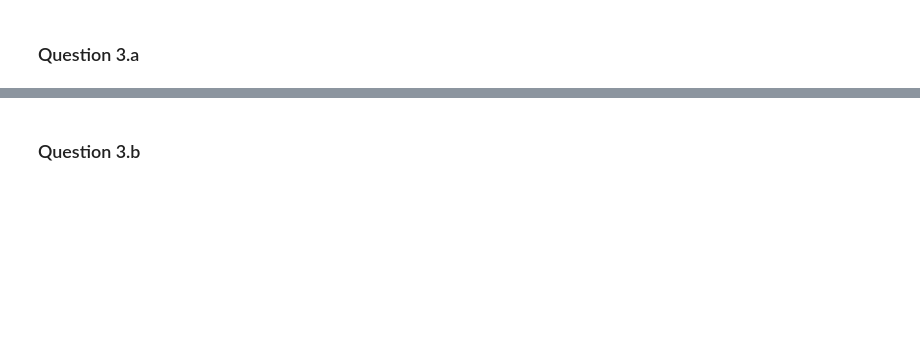
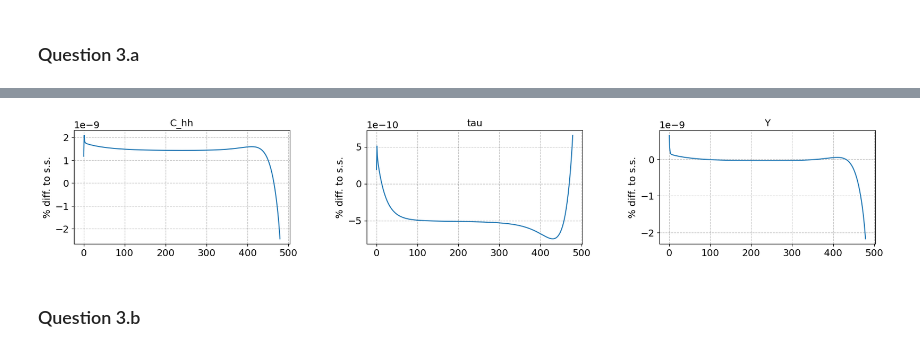
Before and after one commit to tbk642/Macro_exam, a Jupyter notebook: HANK-SAM.ipynb, the cells around one changed output, grey strips where cells are left out. Saved outputs shown, nothing was run; the diff lists cells and outputs as text; code cells hidden in the pictures; blank space fills up the shorter version.

```diff
--- a/HANK-SAM.ipynb
+++ b/HANK-SAM.ipynb
@@ -467,3 +320,7 @@ fiscal_multiplier = 0.503
+# %%
+model_test144.show_IRFs(varnames=['C_hh', 'tau', 'Y'],do_shocks=False,do_targets=False)
+# %% [output]
+[figure, added]
 # %% [markdown]
 ### Question 3.b
 # %%
```
Also changed, not shown: parts of 31 cells of this notebook.
